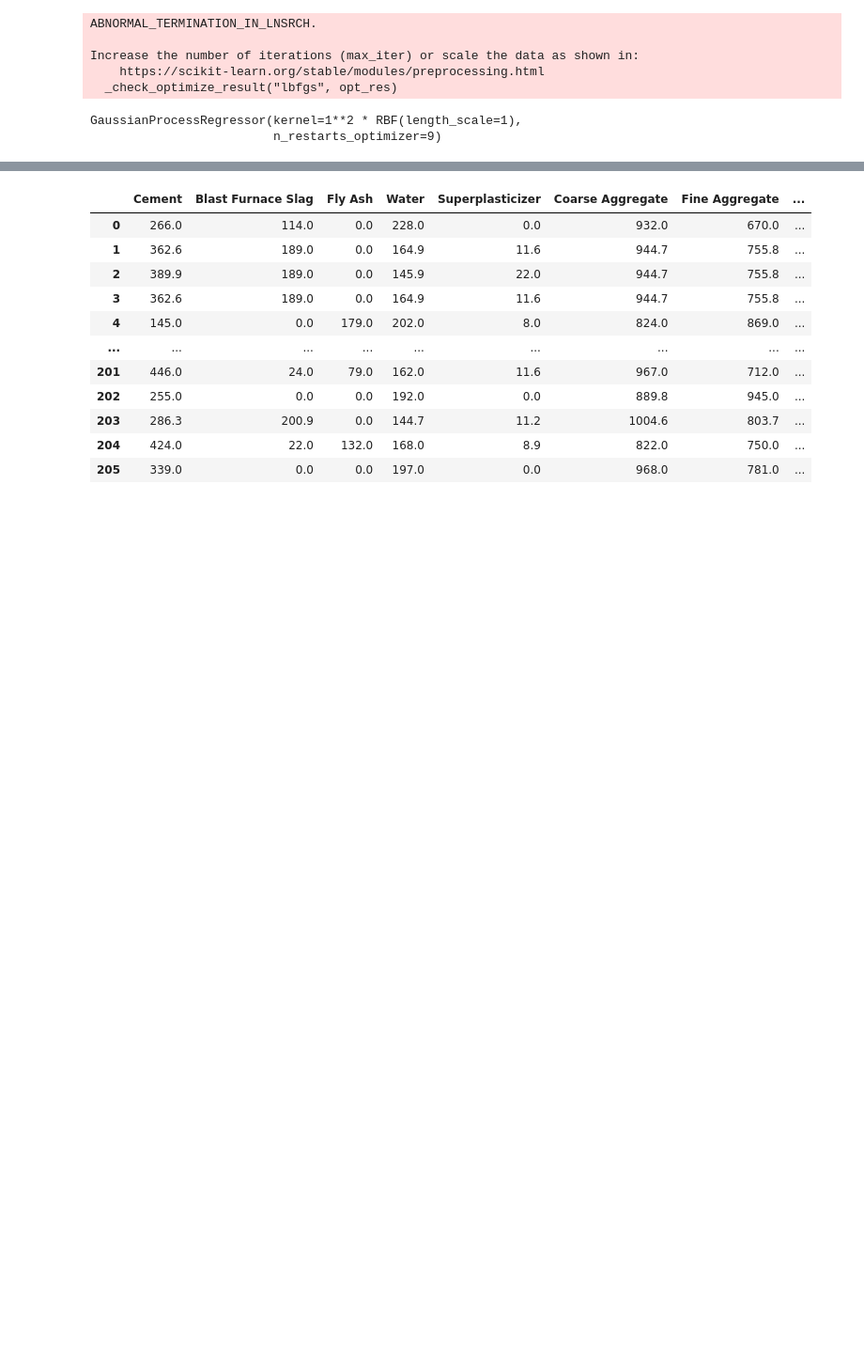
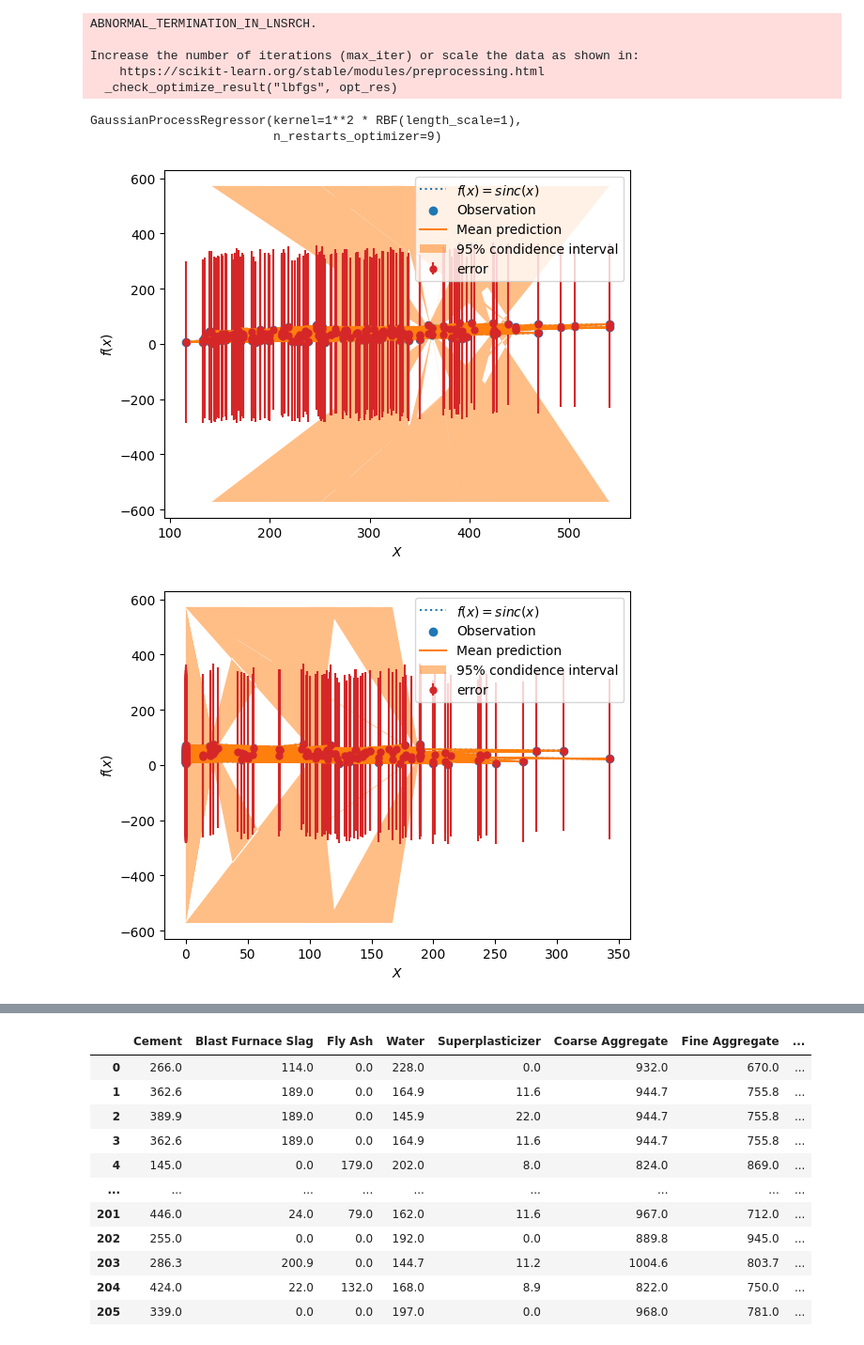
Before and after one commit to Suraj6E/ModelOptimization, a Jupyter notebook: Regression.ipynb, the cells around one changed output, grey strips where cells are left out. Shown at 94% size. Cells and saved outputs as stored; diff of their text form; code cells hidden in the pictures; blank space fills up the shorter version.

Commit message:
regreesion modal with appropriate figure

```diff
--- a/Regression.ipynb
+++ b/Regression.ipynb
@@ -289,0 +340,31 @@ GaussianProcessRegressor(kernel=1**2 * RBF(length_scale=1),
+# %%
+# Loop through all features and plot
+for feature in X_test_copy.columns:
+    plt.plot(X_test_copy[feature], y_test_copy, label="$f(x) = sinc(x)$", linestyle="dotted")
+    plt.scatter(X_test_copy[feature], y_test_copy, label="Observation")
+    plt.errorbar(
+        X_test_copy[feature],
+        y_test_copy.iloc[:, 0],
+        std,
+        linestyle="None",
+        color="tab:red",
+        marker=".",
+        markersize=10,
+        label="error",
+    )
+    plt.plot(X_test_copy[feature], y_test_copy, label="Mean prediction")
+    plt.fill_between(
+        X_test_copy[feature],
+        y_pred - 1.96 * std,
+        y_pred + 1.96 * std,
+        alpha=0.5,
+        label="95% condidence interval",
+        # color="tab:orange",
+    )
+    plt.legend()
+    plt.xlabel("$X$")
+    plt.ylabel("$f(x)$")
+    plt.show()
+# %% [output]
+[figure, added]
+[figure, added]
```
Also changed, not shown: parts of 12 cells of this notebook.
